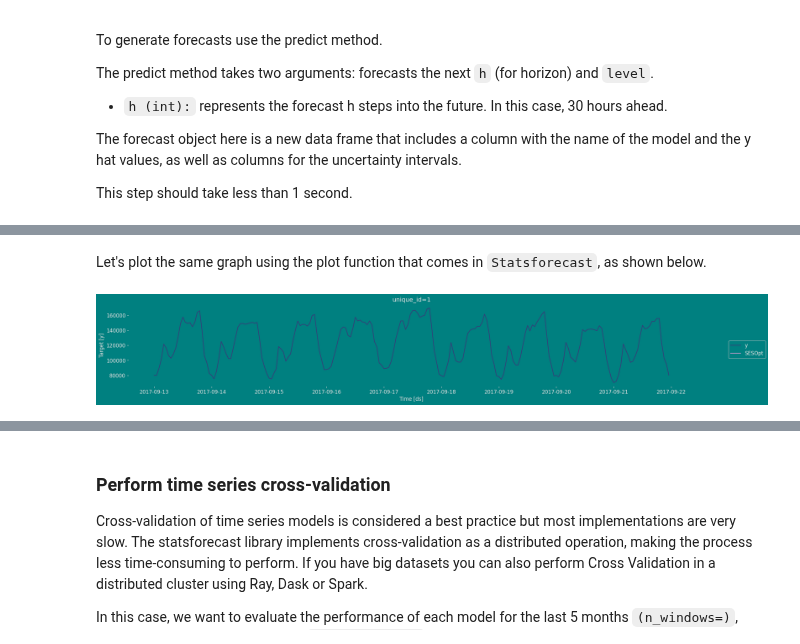
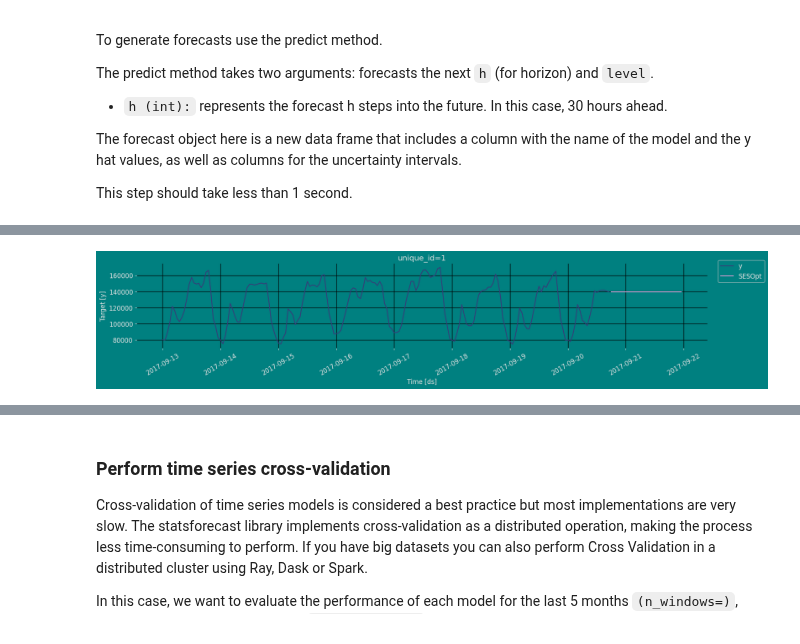
Before and after one commit to Nixtla/statsforecast, a Jupyter notebook: nbs/docs/models/SimpleExponentialOptimized.ipynb, the cells around one changed output, grey strips where cells are left out. Saved outputs shown, nothing was run; the diff lists cells and outputs as text; code cells hidden in the pictures.

Commit message:
update models

```diff
--- a/nbs/docs/models/SimpleExponentialOptimized.ipynb
+++ b/nbs/docs/models/SimpleExponentialOptimized.ipynb
@@ -243,14 +221,11 @@ models: a list of models. Select the models you want from models and import them
 
 Any settings are passed into the constructor. Then you call its fit method and pass in the historical data frame.
 # %%
-sf = StatsForecast(df=df,
-                   models=models,
-                   freq='H',
-                   n_jobs=-1)
+sf = StatsForecast(models=models, freq='h')
 # %% [markdown]
 ### Fit the Model
 # %%
-sf.fit()
+sf.fit(df=train)
 # %% [output]
 StatsForecast(models=[SESOpt])
 # %% [markdown]
@@ -429,9 +343,7 @@ plt.show()
-# %% [markdown]
-Let's plot the same graph using the plot function that comes in `Statsforecast`, as shown below.
 # %%
-sf.plot(df, forecast_df)
+sf.plot(train, forecast_df)
 # %% [output]
-[figure, old version]
+[figure, new version]
 # %% [markdown]
 ## Cross-validation <a class="anchor" id="cross_validate"></a>
 
```
Also changed, not shown: parts of 28 cells of this notebook, 20 other files.
